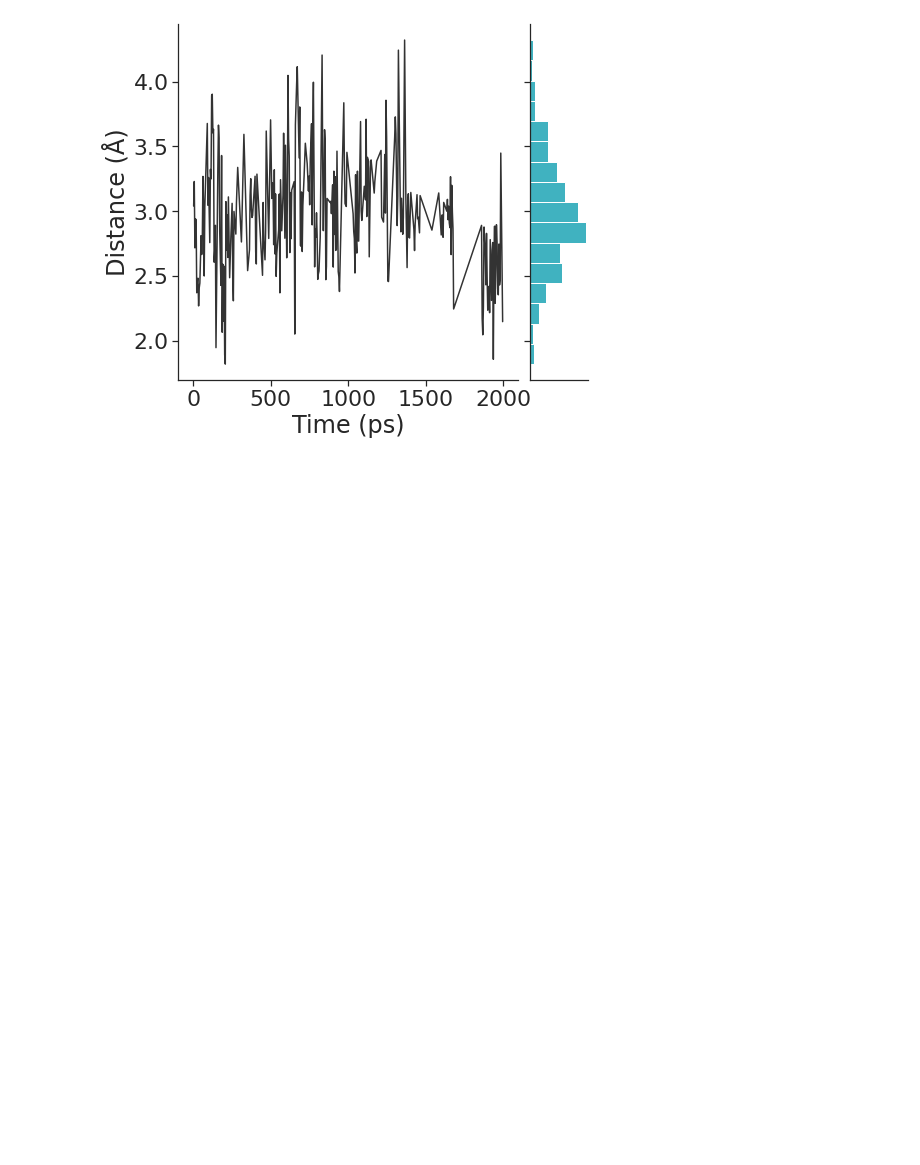
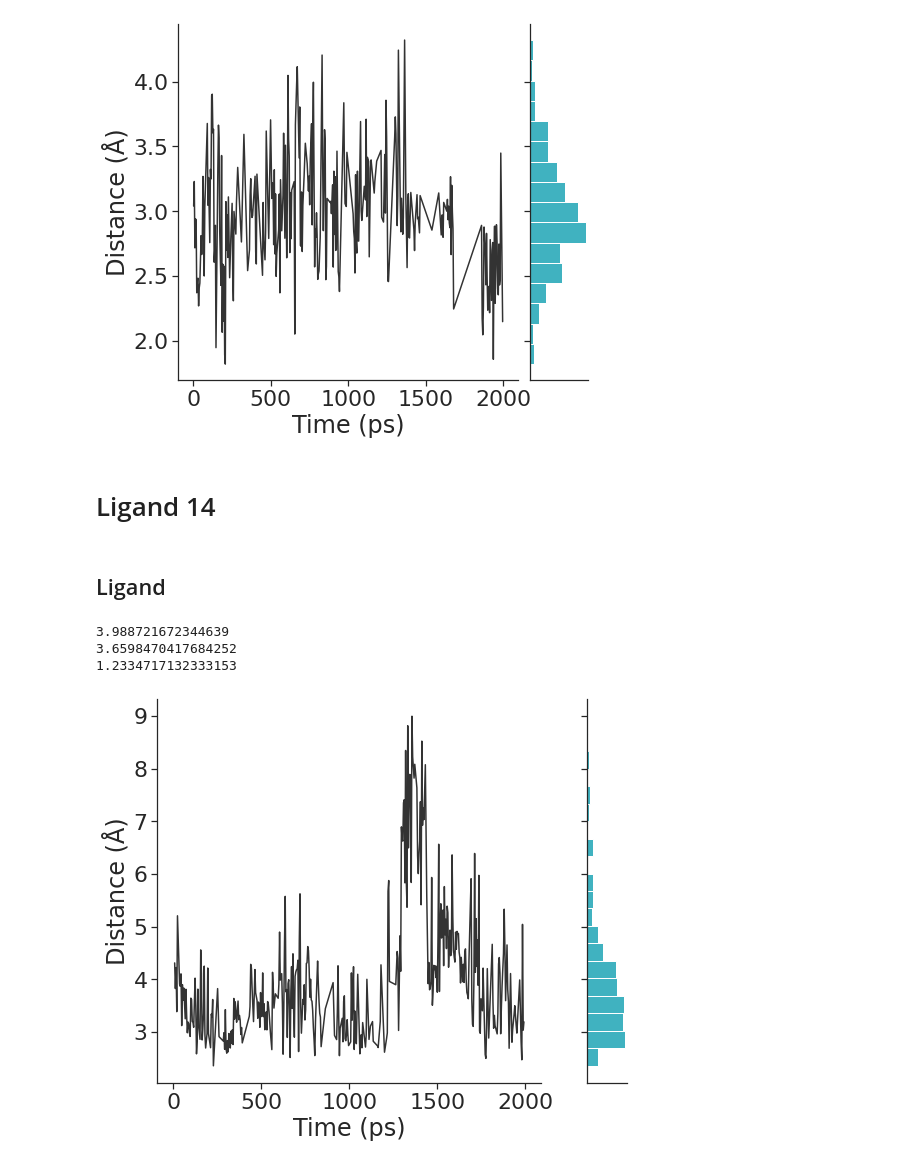
Before and after one commit to jasmin-guven/first_year_project, a Jupyter notebook: execution_model/scripts/plot_water_hbonds.ipynb, the cells around one changed output. Drawn from its saved outputs; the diff is of its cells as text; code cells hidden in the pictures; blank space fills up the shorter version.

```diff
--- a/execution_model/scripts/plot_water_hbonds.ipynb
+++ b/execution_model/scripts/plot_water_hbonds.ipynb
@@ -432,3 +468,44 @@ sns.despine()
 # %% [output]
 2.963247774100164
 [figure]
+# %% [markdown]
+# Ligand 14
+# %% [markdown]
+## Ligand
+# %%
+# times, ligand_water_distances, histidine_water_distances1, histidine_water_distances2, arginine_water_distances1, arginine_water_distances2
+raw_data = np.load("../outputs/water_hb_ligand_14_his_arg.npy", allow_pickle=True)
+data = np.array([raw_data[0], raw_data[1]])
+data_transpose = np.transpose(data)
+
+dataframe = pd.DataFrame(data_transpose, columns=["time", "ligand"])
+
+avg = np.mean(dataframe["ligand"])
+print(avg)
+med = np.median(dataframe["ligand"])
+print(med)
+std = np.std(dataframe["ligand"])
+print(std)
+sns.set(context="notebook", palette="colorblind", style="ticks", font_scale=2)
+
+plot = sns.jointplot(data=dataframe, x="time", y="ligand", kind="scatter", color="#0099AB")
+plot.ax_joint.cla()
+plt.sca(plot.ax_joint)
+plt.scatter(dataframe["time"], dataframe["ligand"], c="white")
+plot.ax_joint.plot(dataframe["time"], dataframe["ligand"], color="black", alpha=0.8)
+# plot.ax_joint.hlines(avg, 0, 2000, lw=2, color="#D0006F")
+# plot.ax_joint.hlines(med, 0, 2000, lw=2, color="#68246D")
+
+plt.gcf().set_size_inches(8, 8)
+plot.set_axis_labels("Time (ps)", "Distance (Å)")
+plt.setp(plot.ax_marg_x.patches, color="w")
+# plt.setp(plot.ax_marg_x.spines, color="w")
+plot.ax_marg_x.remove()
+plot.ax_joint.spines["top"].set_visible(True)
+sns.despine()
+plt.tight_layout()
+# %% [output]
+3.988721672344639
+3.6598470417684252
+1.2334717132333153
+[figure, added]
```
Also changed, not shown: parts of 19 cells of this notebook, 11 other files.
